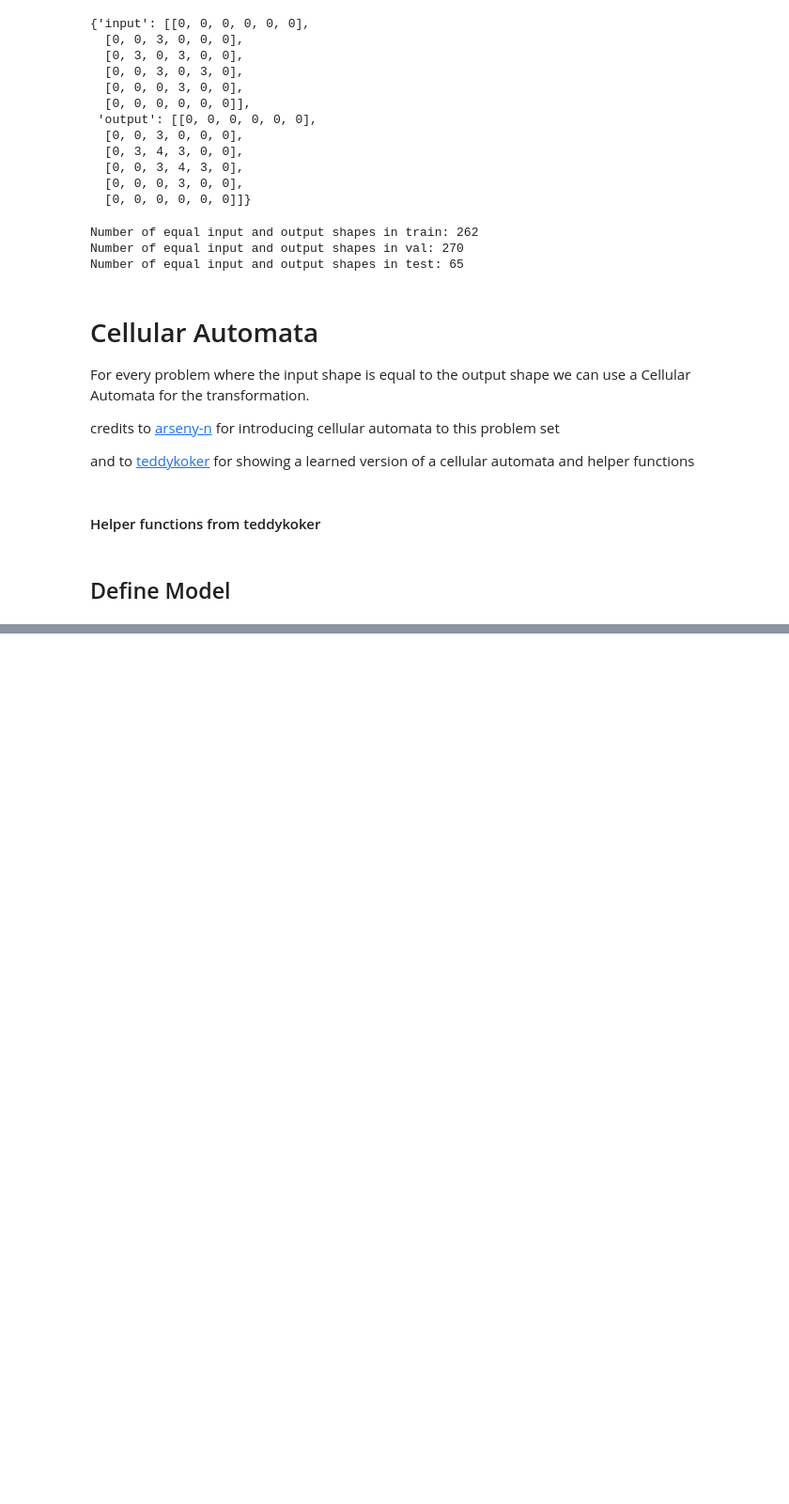
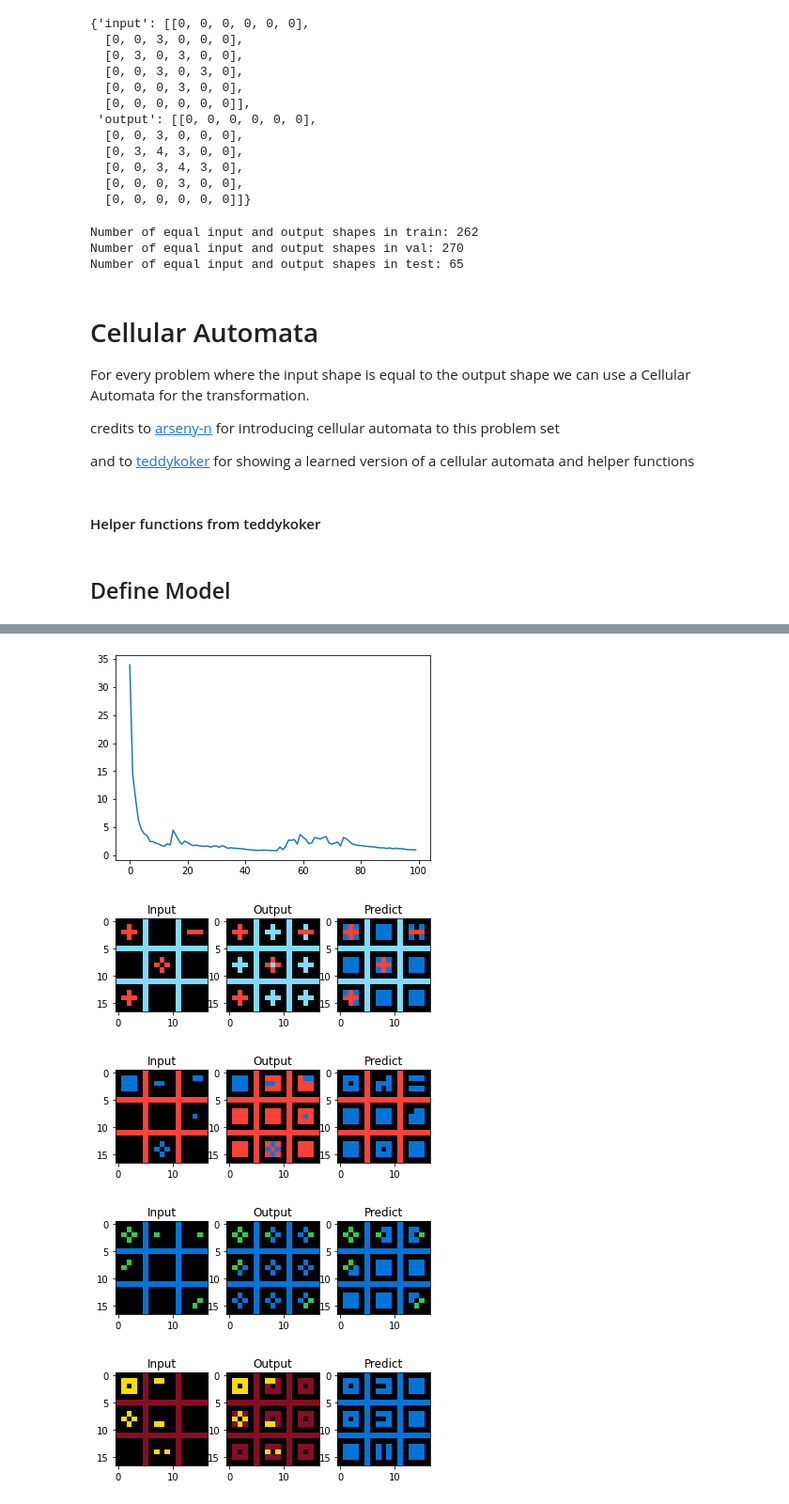
Before and after one commit to tnfru/abstraction_and_reasoning, a Jupyter notebook: ARC.ipynb, the cells around one changed output, grey strips where cells are left out. Shown: that part at 94% size. Cells and saved outputs as stored; diff of their text form; code cells hidden in the pictures; blank space fills up the shorter version.

```diff
--- a/ARC.ipynb
+++ b/ARC.ipynb
@@ -320,0 +323,8 @@ True
+# %%
+train_and_plot(train_tasks[32], max_steps=2)
+# %% [output]
+[figure, added]
+[figure, added]
+[figure, added]
+[figure, added]
+[figure, added]
```
Also changed, not shown: parts of 10 cells of this notebook.
